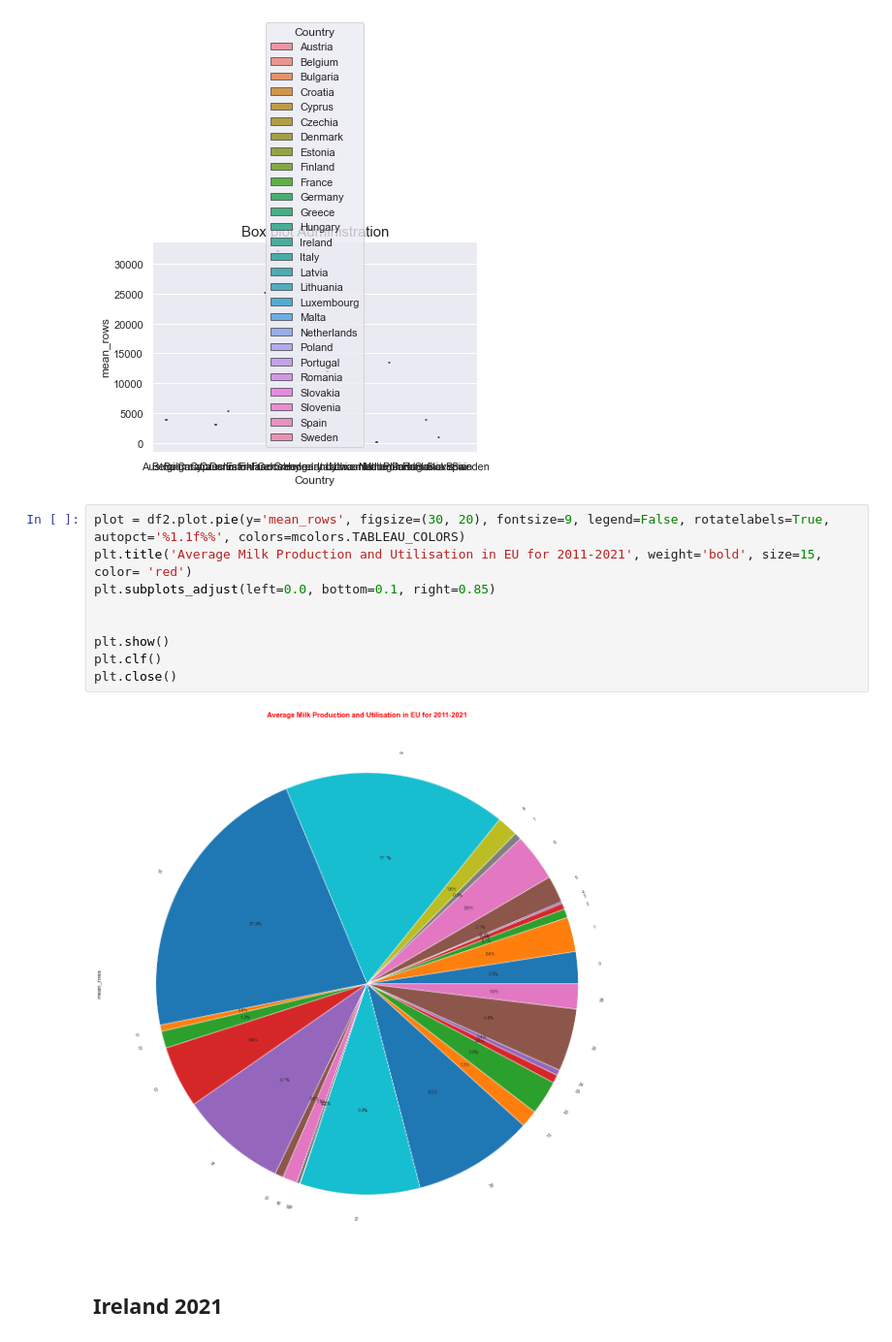
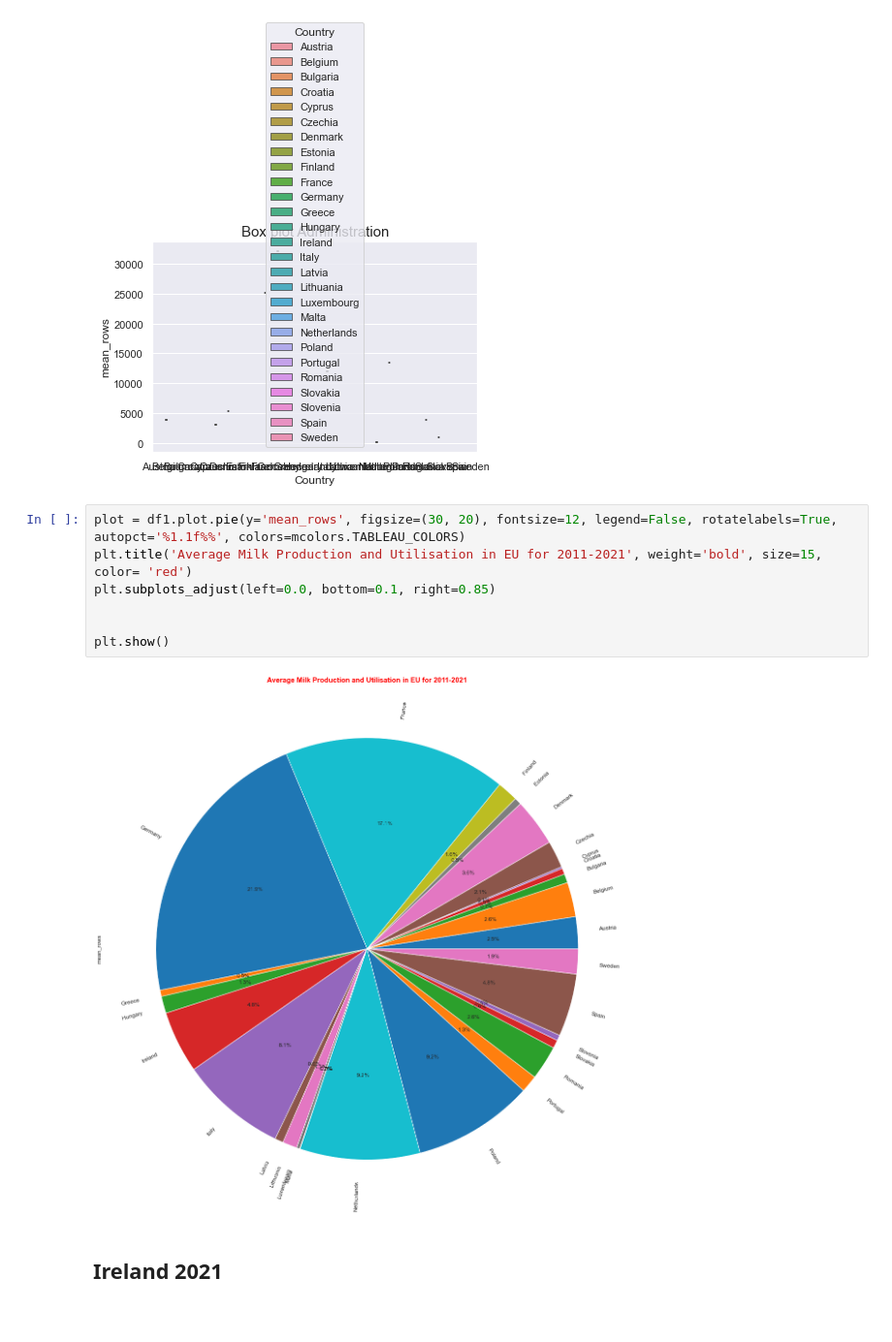
Before and after one commit to kftsurat/Assessment-2, a Jupyter notebook: Statistics(Milk Production) - Copy.ipynb, the cells around one changed output. Shown at 97% size. Saved outputs shown, nothing was run; the diff lists cells and outputs as text.

```diff
--- a/Statistics(Milk Production) - Copy.ipynb
+++ b/Statistics(Milk Production) - Copy.ipynb
@@ -211,16 +211,14 @@ plt.title('Box plot Administration', fontsize=15);
 # %% [output]
 [figure]
 # %%
-plot = df2.plot.pie(y='mean_rows', figsize=(30, 20), fontsize=9, legend=False, rotatelabels=True, autopct='%1.1f%%', colors=mcolors.TABLEAU_COLORS)
+plot = df1.plot.pie(y='mean_rows', figsize=(30, 20), fontsize=12, legend=False, rotatelabels=True, autopct='%1.1f%%', colors=mcolors.TABLEAU_COLORS)
 plt.title('Average Milk Production and Utilisation in EU for 2011-2021', weight='bold', size=15, color= 'red')
 plt.subplots_adjust(left=0.0, bottom=0.1, right=0.85)
 
 
 plt.show()
-plt.clf()
-plt.close()
 # %% [output]
-[figure, old version]
+[figure, new version]
 # %% [markdown]
 ## Ireland 2021
 # %%
```
Also changed, not shown: 36 other files.
